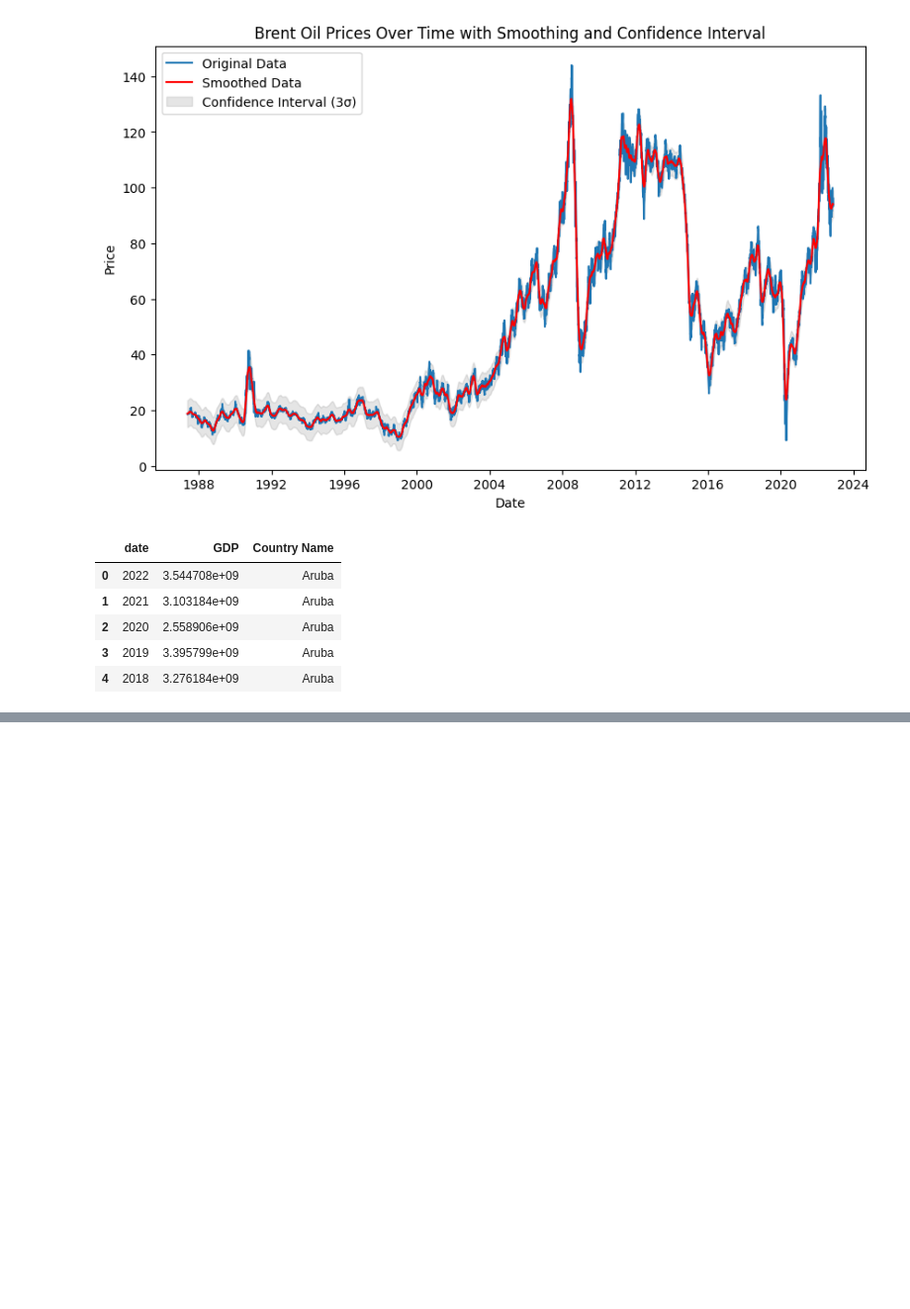
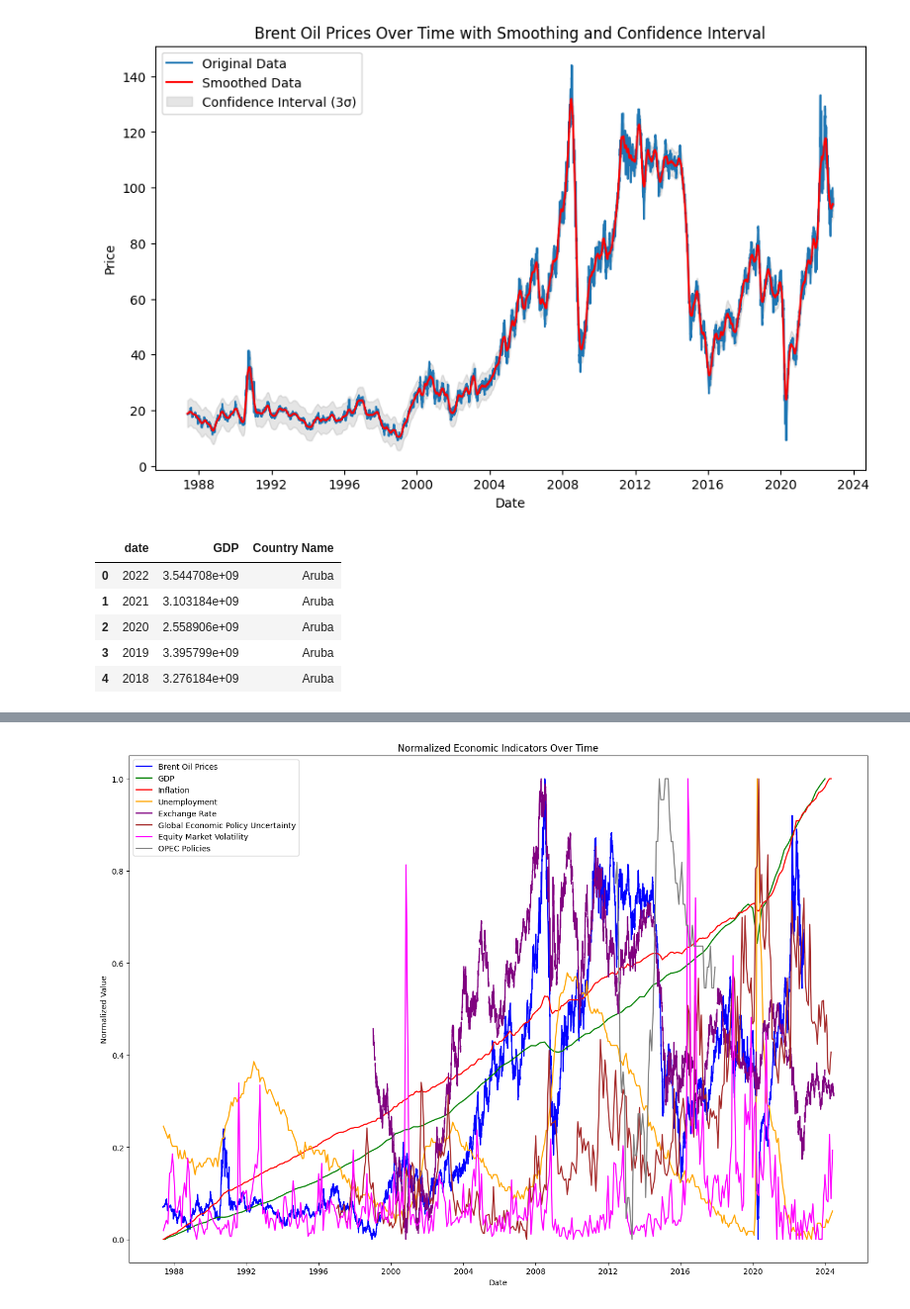
Before and after one commit to Yaadee/Oil_data_analysis, a Jupyter notebook: Notebook/exploratory_analysis.ipynb, the cells around one changed output, grey strips where cells are left out. Shown at 99% size. Saved outputs shown, nothing was run; the diff lists cells and outputs as text; code cells hidden in the pictures; blank space fills up the shorter version.

```diff
--- a/Notebook/exploratory_analysis.ipynb
+++ b/Notebook/exploratory_analysis.ipynb
@@ -237,0 +276,79 @@ KeyboardInterrupt:
+# %%
+import pandas as pd
+import matplotlib.pyplot as plt
+from sklearn.preprocessing import MinMaxScaler
+
+# Load raw data for each economic indicator
+brent_oil_prices = pd.read_csv('../Inputs/data/raw_data/BrentOilPrices.csv', parse_dates=['Date'])
+brent_oil_prices.set_index('Date', inplace=True)
+
+gdp = pd.read_csv('../Inputs/data/raw_data/gdp.csv', parse_dates=['DATE'])
+gdp.set_index('DATE', inplace=True)
+
+inflation = pd.read_csv('../Inputs/data/raw_data/inflation.csv', parse_dates=['DATE'])
+inflation.set_index('DATE', inplace=True)
+
+unemployment = pd.read_csv('../Inputs/data/raw_data/unemployment.csv', parse_dates=['DATE'])
+unemployment.set_index('DATE', inplace=True)
+
+exchange_rate = pd.read_csv('../Inputs/data/raw_data/exchange_rate.csv', parse_dates=['DATE'])
+exchange_rate.set_index('DATE', inplace=True)
+
+gepu_data = pd.read_csv('../Inputs/data/raw_data/global_economic_policy_uncertainty.csv', parse_dates=['DATE'])
+gepu_data.set_index('DATE', inplace=True)
+
+emv_data = pd.read_csv('../Inputs/data/raw_data/equity_market_volatility.csv', parse_dates=['DATE'])
+emv_data.set_index('DATE', inplace=True)
+
+opec_data = pd.read_csv('../Inputs/data/raw_data/opec_policies.csv', parse_dates=['DATE'])
+opec_data.set_index('DATE', inplace=True)
+
+# Normalize each dataset using Min-Max scaling
+scaler = MinMaxScaler()
+brent_oil_prices_scaled = scaler.fit_transform(brent_oil_prices[['Price']])
+gdp_scaled = scaler.fit_transform(gdp[['GDP']])
+inflation_scaled = scaler.fit_transform(inflation[['CPIAUCSL']])
+unemployment_scaled = scaler.fit_transform(unemployment[['UNRATE']])
+exchange_rate_scaled = scaler.fit_transform(exchange_rate[['DEXUSEU']])
+gepu_scaled = scaler.fit_transform(gepu_data[['GEPUCURRENT']])
+emv_scaled = scaler.fit_transform(emv_data[['EMVELECTGOVRN']])
+opec_scaled = scaler.fit_transform(opec_data[['COOTHERZ315']])
+
+# Plotting all economic indicators on one XY plane
+plt.figure(figsize=(14, 10))
+
+# Plot Brent Oil Prices
+plt.plot(brent_oil_prices.index, brent_oil_prices_scaled, label='Brent Oil Prices', color='blue')
+
+# Plot GDP
+plt.plot(gdp.index, gdp_scaled, label='GDP', color='green')
+
+# Plot Inflation
+plt.plot(inflation.index, inflation_scaled, label='Inflation', color='red')
+
+# Plot Unemployment
+plt.plot(unemployment.index, unemployment_scaled, label='Unemployment', color='orange')
+
+# Plot Exchange Rate
+plt.plot(exchange_rate.index, exchange_rate_scaled, label='Exchange Rate', color='purple')
+
+# Plot Global Economic Policy Uncertainty
+plt.plot(gepu_data.index, gepu_scaled, label='Global Economic Policy Uncertainty', color='brown')
+
+# Plot Equity Market Volatility
+plt.plot(emv_data.index, emv_scaled, label='Equity Market Volatility', color='magenta')
+
+# Plot OPEC Policies
+plt.plot(opec_data.index, opec_scaled, label='OPEC Policies', color='gray')
+
+# Add labels and legend
+plt.title('Normalized Economic Indicators Over Time')
+plt.xlabel('Date')
+plt.ylabel('Normalized Value')
+plt.legend()
+
+# Display the plot
+plt.tight_layout()
+plt.show()
+# %% [output]
+[figure, added]
```
Also changed, not shown: parts of 10 cells of this notebook, 5 other files.
